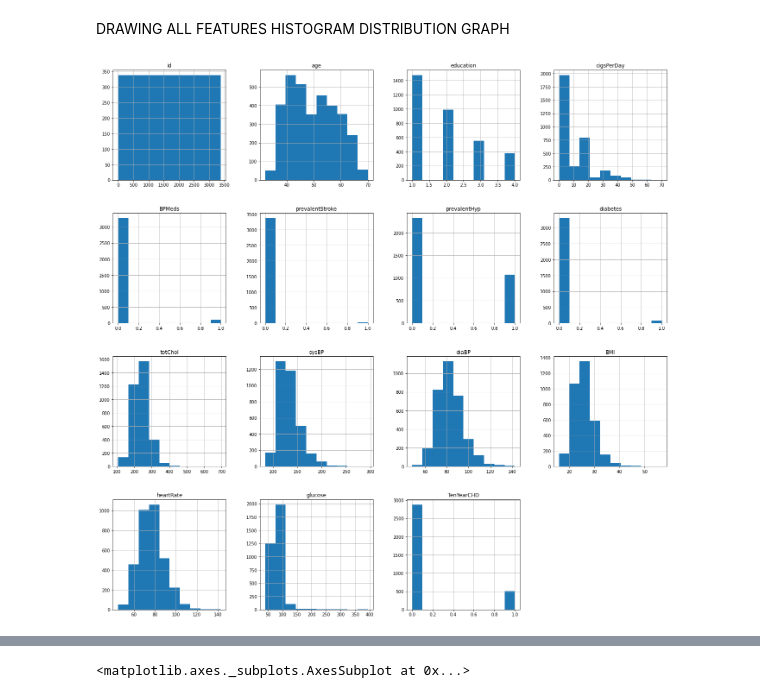
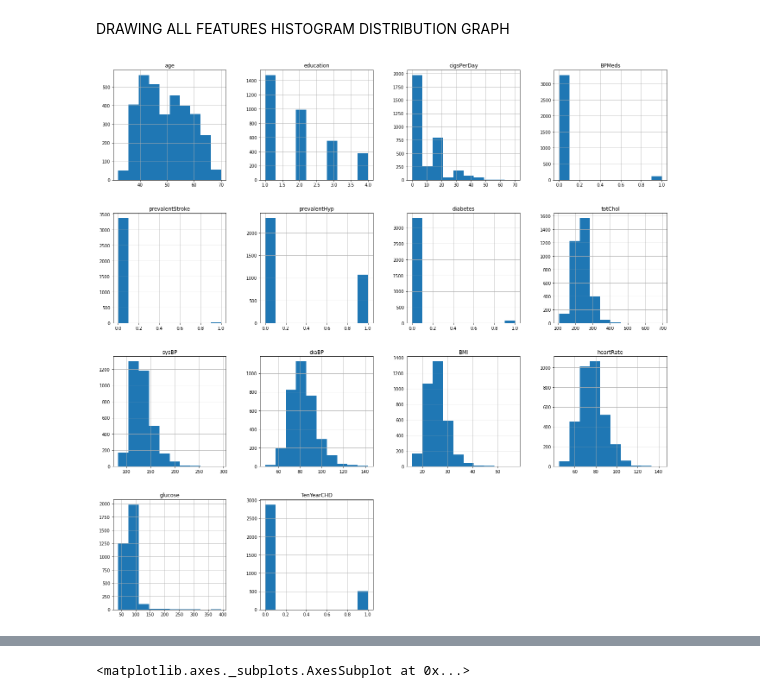
Before and after one commit to amalmon/cardio-vascular-risk-prediction, a Jupyter notebook: cardio_vascular_risk_prediction_individual_notebook_by_AMAL.ipynb, the cells around one changed output, grey strips where cells are left out. Drawn from its saved outputs; the diff is of its cells as text; code cells hidden in the pictures.

```diff
--- a/cardio_vascular_risk_prediction_individual_notebook_by_AMAL.ipynb
+++ b/cardio_vascular_risk_prediction_individual_notebook_by_AMAL.ipynb
@@ -327,7 +331,6 @@ DRAWING ALL FEATURES HISTOGRAM DISTRIBUTION GRAPH
 # %%
-
-import matplotlib.pyplot as plt
-df.hist(figsize=[23,23])
+#distribution of all features
+df.drop('id',axis=1).hist(figsize=[23,23])
 plt.show()
 # %% [output]
-[figure, old version]
+[figure, new version]
```
Also changed, not shown: parts of 63 cells of this notebook.
